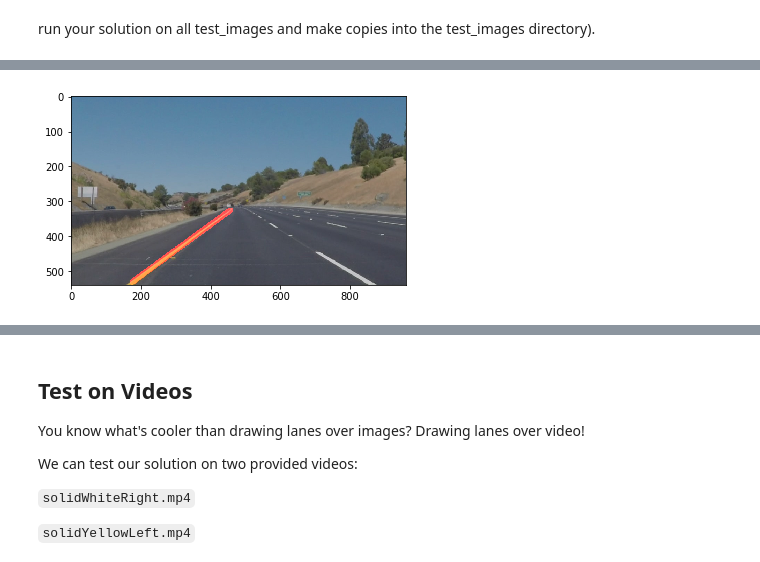
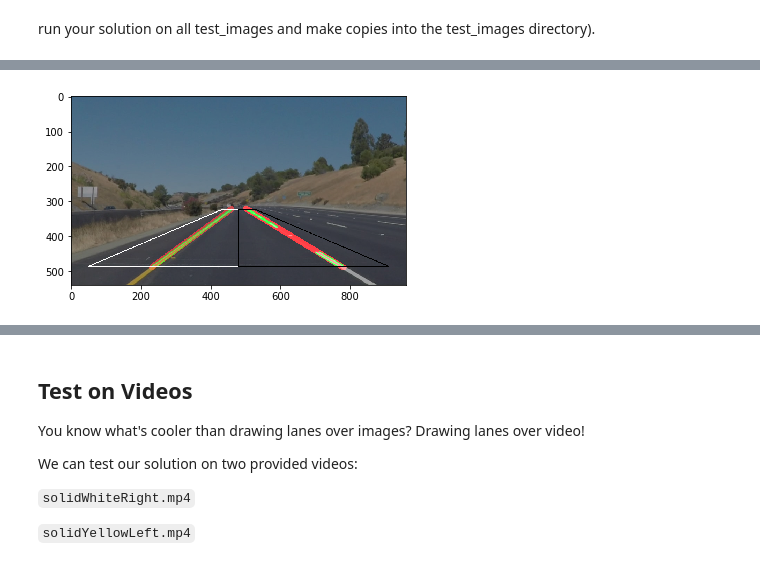
Before and after one commit to adieuadieu/educathingamajigs, a Jupyter notebook: udacity/carnd/p1-lane-lines/P1.ipynb, the cells around one changed output, grey strips where cells are left out. Cells and saved outputs as stored; diff of their text form; code cells hidden in the pictures.

Commit message:
progress, clean up, tweaking, added some debug line drawing

```diff
--- a/udacity/carnd/p1-lane-lines/P1.ipynb
+++ b/udacity/carnd/p1-lane-lines/P1.ipynb
@@ -192,6 +178,12 @@ run your solution on all test_images and make copies into the test_images direct
 # %%
 # TODO: Build your pipeline that will draw lane lines on the test_images
 # then save them to the test_images directory.
+
+DEBUG = True # draw debug lines over the image
+LOGGING = False # print some logging variables
+
+WHITE  = (255, 255, 255)
+BLACK = (0, 0, 0)
 
 GAUSSIAN_KERNEL_SIZE = 5
 CANNY_LOW_THRESHOLD = 50
@@ -203,41 +195,99 @@ HOUGH_THRESHOLD = 15     # minimum number of votes (intersections in Hough grid
 HOUGH_MIN_LINE_LENGTH = 40 #minimum number of pixels making up a line
 HOUGH_MAX_LINE_GAP = 20    # maximum gap in pixels between connectable line segments
 
+VERTICES_TOP_RATIO = 0.6
+VERTICES_EDGE_RATIO = 0.45 # 0.443
+
 def show(images):
     for image in images:
-        # plt.imshow(image)
-        plt.imshow(image, cmap='Greys_r')
+        plt.imshow(image)
+        #plt.imshow(image, cmap='Greys_r')
         plt.show()
+
 
 def load_image(image_file):
     image = mpimg.imread('test_images/' + image_file)
 
     return image
 
+
 def save_image(image, name):
     mpimg.imsave('test_images/processed-' + name, image)
 
+
+def draw_extrapolated_lines(image, lines, color=[255, 0, 0], thickness=15):
+    shape = image.shape
+    x_array = np.array([])
+    y_array = np.array([])
+
+    for line in lines:
+        for x1,y1,x2,y2 in line:
+            x_array= np.append(x_array, [x1, x2])
+            y_array =np.append(y_array, [y1, y2])
+
+    coefficients = np.polyfit(x_array, y_array, 1)
+
+    f = np.poly1d(coefficients)
+    #for i in np.arange(int(min(x_array)), int(max(x_array)) - 10, 10):
+    #    cv2.line(image, (i, int(f(i))), (i + 10, int(f(i + 10))), color, thickness)
+
+    x1 = int(min(x_array))
+    y1 = int(f(min(x_array)))
+
+    x2 = int(max(x_array))
+    y2 = int(f(max(x_array)))
+
+    if (LOGGING):
+        print(shape)
+        print("({},{}) ({},{})".format(x1, y1, x2, y2))
+        print(f(540))
+
+    cv2.line(image,(x1, y1),(x2, y2), color, thickness)
+
+
 def go_go_gadget(original_image):
     shape = original_image.shape
+    width = shape[1]
+    height = shape[0]
+    x_half = width / 2
+    y_start =  height * VERTICES_TOP_RATIO
+    bottom = height * 0.9
 
-    #vertices = np.array([[
-    #    (100, shape[0]),(450, 325),
-    #    (490, 325), (shape[1], shape[0])
-    #]], dtype=np.int32)
+    if (LOGGING):
+        print("left: {}".format(width * VERTICES_EDGE_RATIO))
+        print("right: {}".format(width * (1 - VERTICES_EDGE_RATIO)))
+        print("bottom: {}".format(height))
 
-    vertices = np.array([[
-        (100, shape[0]),(450, 325),
-        (490, 325), (shape[1]/2, shape[0])
+    left_vertices = np.array([[
+        (50, bottom),(width * VERTICES_EDGE_RATIO, y_start),
+        (x_half, y_start), (x_half, bottom)
     ]], dtype=np.int32)
+
+    right_vertices = np.array([[
+        (x_half, bottom),(x_half, y_start),
+        (width * (1 - VERTICES_EDGE_RATIO), y_start), (width - 50, bottom)
+    ]], dtype=np.int32)
+
 
     image = grayscale(original_image)
     image = gaussian_blur(image, GAUSSIAN_KERNEL_SIZE)
     image = canny(image, CANNY_LOW_THRESHOLD, CANNY_HIGH_THRESHOLD)
-    image = region_of_interest(image, vertices)
-    image = hough_lines(image, HOUGH_RHO, HOUGH_THETA, HOUGH_THRESHOLD, HOUGH_MIN_LINE_LENGTH, HOUGH_MAX_LINE_GAP)
-    image = weighted_img(image, original_image)
+
+
+    left_image = region_of_interest(image, left_vertices)
+    left_image = hough_lines(left_image, HOUGH_RHO, HOUGH_THETA, HOUGH_THRESHOLD, HOUGH_MIN_LINE_LENGTH, HOUGH_MAX_LINE_GAP)
+    left_image = weighted_img(left_image, original_image)
+
+    right_image = region_of_interest(image, right_vertices)
+    right_image = hough_lines(right_image, HOUGH_RHO, HOUGH_THETA, HOUGH_THRESHOLD, HOUGH_MIN_LINE_LENGTH, HOUGH_MAX_LINE_GAP)
+    image = weighted_img(right_image, left_image)
+
+    if (DEBUG):
+        image = cv2.polylines(image, left_vertices, 1, WHITE, 2)
+        image = cv2.polylines(image, right_vertices, 1, BLACK, 2)
 
     return image
+
 
 images = [load_image(image) for image in test_images]
 images = [go_go_gadget(image) for image in images]
@@ -264 +302 @@ show(images)
-[figure, old version]
+[figure, new version]
```
Also changed, not shown: parts of 7 cells of this notebook, 8 other files.
